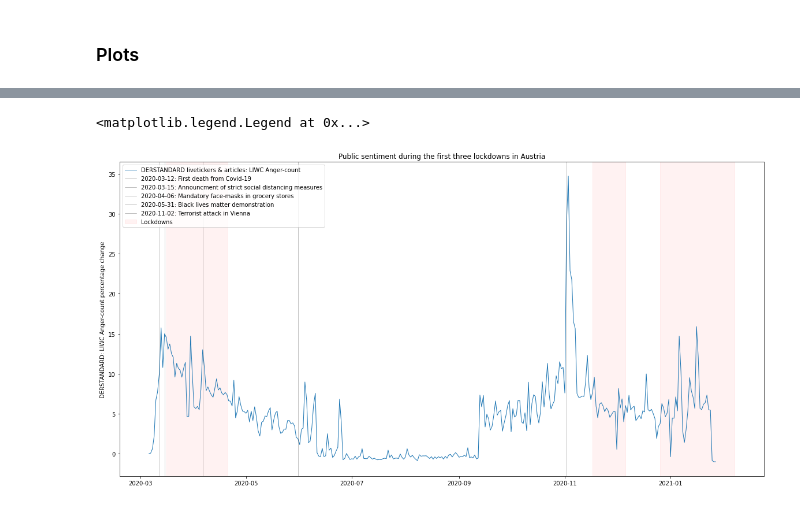
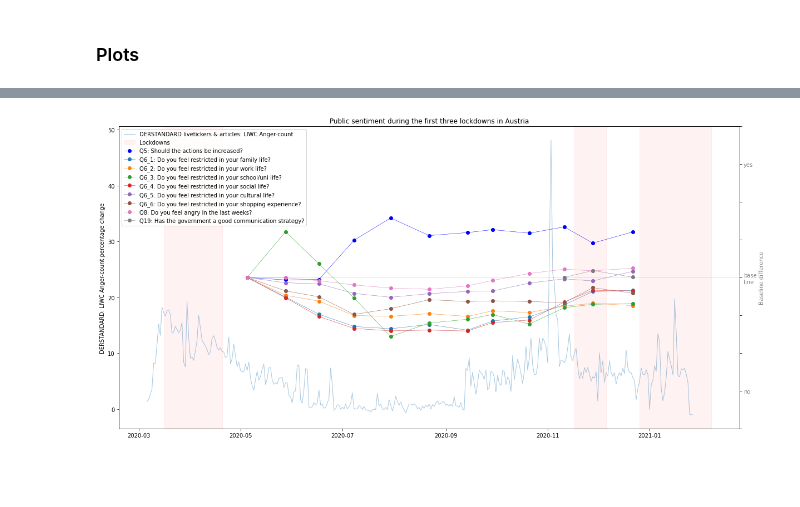
Before and after one commit to nostromo7/IPDS_standardforum, a Jupyter notebook: code/analysis.ipynb, the cells around one changed output, grey strips where cells are left out. Cells and saved outputs as stored; diff of their text form; code cells hidden in the pictures; blank space fills up the shorter version.

```diff
--- a/code/analysis.ipynb
+++ b/code/analysis.ipynb
@@ -60,5 +64,7 @@ cols_to_drop = ['rid', 'ppid', 'o', 'hl', 'tx', 'cn', '13', '16', '17', '19', '3
 postings = pd.read_pickle(input_postings).drop(cols_to_drop, axis=1)
 postings.index = pd.to_datetime(postings.cd, utc=True)
 postings['anger'] = postings['18']/postings['number_tokens']
+postings.loc[postings['18'] > 0, 'anger_yes_no'] = 1
+postings.loc[postings['18'] == 0, 'anger_yes_no'] = 0
 postings.head()
 # %% [output]
@@ -80,6 +87,8 @@ Load and analyze dataset of articles to fill gap in the summer
 postings_summer_gap = pd.read_pickle(input_summer_gap).sort_index()
 postings_summer_gap.index = pd.to_datetime(postings_summer_gap.index, utc=True)
 postings_summer_gap['anger2'] = postings_summer_gap['18'] / postings_summer_gap['number_tokens']
+postings_summer_gap.loc[postings_summer_gap['18'] > 0, 'anger_yes_no'] = 1
+postings_summer_gap.loc[postings_summer_gap['18'] == 0, 'anger_yes_no'] = 0
 postings_summer_gap.tail()
 # %% [output]
 |  | postid | parentid | communityidentityid | communityname | timestamp | followers | ratings_pos | ... |
@@ -141,0 +132,4 @@ final
+# %%
+baseline = combined.loc[bl_start:bl_end].mean()
+print('Baseline one month prior liveticker start:', bl_start, 'to', bl_end)
+baseline
@@ -141,0 +156,9 @@ final
+# %%
+final = combined.drop(['number_tokens_livetickers', 'number_tokens_articles'], axis=1)
+final = final.loc[start:end]
+final['postings_total_diff'] = (final['postings_total'] - baseline['postings_total'])/baseline['postings_total']
+final['anger_total_diff'] = (final['anger_total'] - baseline['anger_total'])/baseline['anger_total']
+final['anger_yes_no_total_diff'] = (final['anger_yes_no_total'] - baseline['anger_yes_no_total'])/baseline['anger_yes_no_total']
+final['anger_yes_no_rel_diff'] = (final['anger_yes_no_rel'] - baseline['anger_yes_no_rel'])/baseline['anger_yes_no_rel']
+
+final
@@ -355,45 +456,50 @@ ax2.legend(lines + lines2, labels + labels2, loc='upper left')
 # %%
 fig, ax = plt.subplots(figsize=(20,10))
-ax.plot(final['anger_total_diff'], linestyle='-', linewidth=1, alpha=1, label='DERSTANDARD livetickers & articles: LIWC Anger-count')
+#ax.plot(final['anger_total'], linestyle='-', linewidth=1, alpha=0.4, label='DERSTANDARD livetickers & articles: LIWC Anger-count')
+ax.plot(final['anger_yes_no_total_diff'], linestyle='-', linewidth=1, alpha=0.4, label='DERSTANDARD livetickers & articles: LIWC Anger-count')
 
 ax.set_ylabel('DERSTANDARD: LIWC Anger-count percentage change')
 
 ax.axvspan(pd.to_datetime(start_lockdown1), pd.to_datetime(end_lockdown1), color='red', alpha=0.05, label="Lockdowns")
 ax.axvspan(pd.to_datetime(start_lockdown2), pd.to_datetime(end_lockdown2), color='red', alpha=0.05)
 ax.axvspan(pd.to_datetime(start_lockdown3), pd.to_datetime(end_lockdown3), color='red', alpha=0.05)
 
-ax.axvline(pd.to_datetime('2020-03-12'), linewidth=0.5, color='black', alpha=0.5, label='2020-03-12: First death from Covid-19')
-ax.axvline(pd.to_datetime('2020-03-15'), linewidth=0.5, color='black', alpha=0.5, label='2020-03-15: Announcment of strict social distancing measures')
-ax.axvline(pd.to_datetime('2020-04-06'), linewidth=0.5, color='black', alpha=0.5, label='2020-04-06: Mandatory face-masks in grocery stores')
-ax.axvline(pd.to_datetime('2020-05-31'), linewidth=0.5, color='black', alpha=0.5, label='2020-05-31: Black lives matter demonstration')
-ax.axvline(pd.to_datetime('2020-11-02'), linewidth=0.5, color='black', alpha=0.5, label='2020-11-02: Terrorist attack in Vienna')
+#ax.axvline(pd.to_datetime('2020-03-12'), linewidth=0.5, color='black', alpha=0.5, label='2020-03-12: First death from Covid-19')
+#ax.axvline(pd.to_datetime('2020-03-15'), linewidth=0.5, color='black', alpha=0.5, label='2020-03-15: Announcment of strict social distancing measures')
+#ax.axvline(pd.to_datetime('2020-04-06'), linewidth=0.5, color='black', alpha=0.5, label='2020-04-06: Mandatory face-masks in grocery stores')
+#ax.axvline(pd.to_datetime('2020-05-31'), linewidth=0.5, color='black', alpha=0.5, label='2020-05-31: Black lives matter demonstration')
+#ax.axvline(pd.to_datetime('2020-11-02'), linewidth=0.5, color='black', alpha=0.5, label='2020-11-02: Terrorist attack in Vienna')
 
-#ax2 = ax.twinx()
-#ax2.set_ylim([-1,1])
-#lables = [item.get_text() for item in ax2.get_yticklabels()]
-#lables[1] = 'no'
-#lables[len(lables)-2] = 'yes'
-#lables[int(len(lables)/2)] = 'base\nline'
-#ax2.set_yticklabels(lables)
-#ax2.plot(survey_grouped.index, survey_grouped['baseline_diff_05'],label="Q5: Should the actions be increased?", linestyle='-', marker='o', linewidth=0.5, color='blue', alpha=0.4)
-#ax2.plot(survey_grouped.index, survey_grouped['baseline_diff_06_1'],label="Q6_1: Do you feel restricted in your family life?", linestyle='-', marker='o', linewidth=0.5, alpha=0.4)
-#ax2.plot(survey_grouped.index, survey_grouped['baseline_diff_06_2'],label="Q6_2: Do you feel restricted in your work life?", linestyle='-', marker='o', linewidth=0.5, alpha=0.4)
-#ax2.plot(survey_grouped.index, survey_grouped['baseline_diff_06_3'],label="Q6_3: Do you feel restricted in your school/uni life?", linestyle='-', marker='o', linewidth=0.5, alpha=0.4)
-#ax2.plot(survey_grouped.index, survey_grouped['baseline_diff_06_4'],label="Q6_4: Do you feel restricted in your social life?", linestyle='-', marker='o', linewidth=0.5, alpha=0.4)
-#ax2.plot(survey_grouped.index, survey_grouped['baseline_diff_06_5'],label="Q6_5: Do you feel restricted in your cultural life?", linestyle='-', marker='o', linewidth=0.5, alpha=0.4)
-#ax2.plot(survey_grouped.index, survey_grouped['baseline_diff_06_6'],label="Q6_6: Do you feel restricted in your shopping experience?", linestyle='-', marker='o', linewidth=0.5, alpha=0.4)
-#ax2.plot(survey_grouped.index, survey_grouped['baseline_diff_08'],label="Q8: Do you feel angry in the last weeks?", linestyle='-', marker='o', linewidth=0.5, alpha=0.4)
-#ax2.plot(survey_grouped.index, survey_grouped['baseline_diff_19'],label="Q19: Has the government a good communication strategy?", linestyle='-', marker='o', linewidth=0.5, alpha=0.4)
+ax2 = ax.twinx()
+ax2.set_ylim([-1,1])
+lables = [item.get_text() for item in ax2.get_yticklabels()]
+lables[1] = 'no'
+lables[len(lables)-2] = 'yes'
+lables[int(len(lables)/2)] = 'base\nline'
+ax2.set_yticklabels(lables)
+ax2.plot(survey_grouped.index, survey_grouped['baseline_diff_05'],label="Q5: Should the actions be increased?", linestyle='-', marker='o', linewidth=0.5, color='blue', alpha=1)
+ax2.plot(survey_grouped.index, survey_grouped['baseline_diff_06_1'],label="Q6_1: Do you feel restricted in your family life?", linestyle='-', marker='o', linewidth=0.5, alpha=1)
+ax2.plot(survey_grouped.index, survey_grouped['baseline_diff_06_2'],label="Q6_2: Do you feel restricted in your work life?", linestyle='-', marker='o', linewidth=0.5, alpha=1)
+ax2.plot(survey_grouped.index, survey_grouped['baseline_diff_06_3'],label="Q6_3: Do you feel restricted in your school/uni life?", linestyle='-', marker='o', linewidth=0.5, alpha=1)
+ax2.plot(survey_grouped.index, survey_grouped['baseline_diff_06_4'],label="Q6_4: Do you feel restricted in your social life?", linestyle='-', marker='o', linewidth=0.5, alpha=1)
+ax2.plot(survey_grouped.index, survey_grouped['baseline_diff_06_5'],label="Q6_5: Do you feel restricted in your cultural life?", linestyle='-', marker='o', linewidth=0.5, alpha=1)
+ax2.plot(survey_grouped.index, survey_grouped['baseline_diff_06_6'],label="Q6_6: Do you feel restricted in your shopping experience?", linestyle='-', marker='o', linewidth=0.5, alpha=1)
+ax2.plot(survey_grouped.index, survey_grouped['baseline_diff_08'],label="Q8: Do you feel angry in the last weeks?", linestyle='-', marker='o', linewidth=0.5, alpha=1)
+ax2.plot(survey_grouped.index, survey_grouped['baseline_diff_19'],label="Q19: Has the government a good communication strategy?", linestyle='-', marker='o', linewidth=0.5, alpha=1)
+ax2.axhline(y=0, xmin=0.2, linewidth=0.5, alpha=0.2, linestyle='-', color='black')
 
-#ax2.tick_params(axis='y', labelcolor='gray')
+ax2.tick_params(axis='y', labelcolor='gray')
 
-#ax2.set_ylabel("Baseline difference", color='gray')
+ax2.set_ylabel("Baseline difference", color='gray')
 ax.set_title("Public sentiment during the first three lockdowns in Austria")
 
-ax.legend(loc='upper left')
+lines, labels = ax.get_legend_handles_labels()
+lines2, labels2 = ax2.get_legend_handles_labels()
+ax2.legend(lines + lines2, labels + labels2, loc='upper left')
+
+plt.show()
 # %% [output]
-<matplotlib.legend.Legend at 0x...>
-[figure, old version]
+[figure, new version]
 # %%
 fig, ax = plt.subplots(figsize=(20,10))
 #ax.plot(final['anger_total'], linestyle='-', linewidth=1, alpha=0.4, label='DERSTANDARD livetickers & articles: LIWC Anger-count')
```
Also changed, not shown: parts of 21 cells of this notebook.
